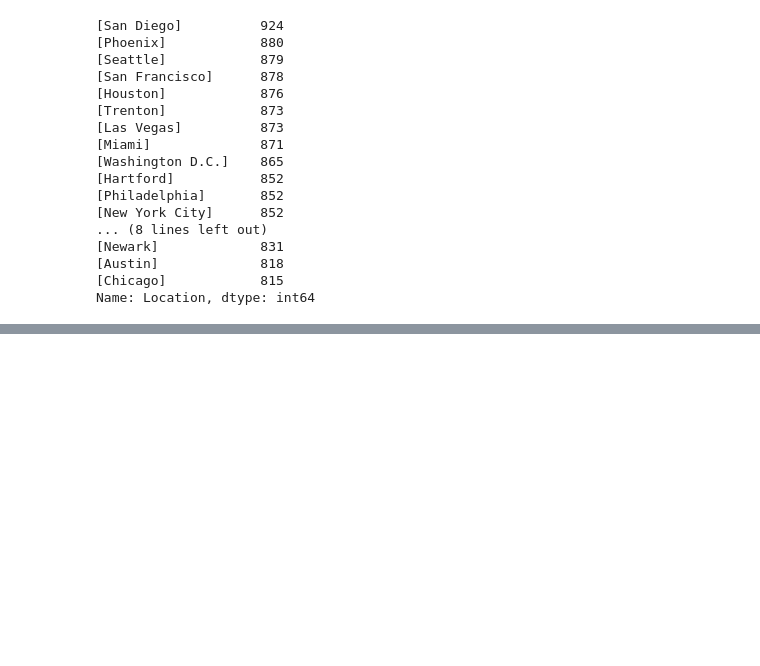
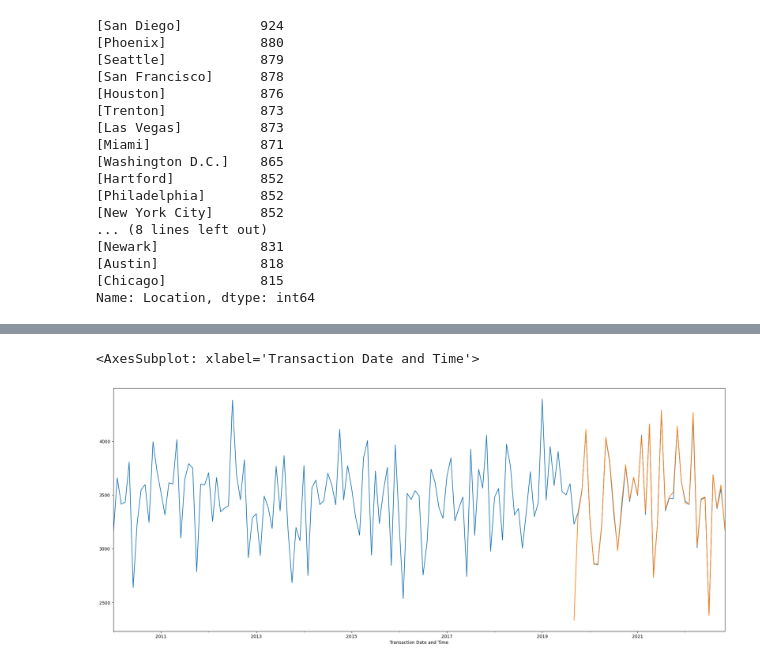
Before and after one commit to Nasibul/e-commerce, a Jupyter notebook: ml-inventory/E-Commerce Analysis.ipynb, the cells around one changed output, grey strips where cells are left out. Saved outputs shown, nothing was run; the diff lists cells and outputs as text; code cells hidden in the pictures; blank space fills up the shorter version.

Commit message:
ARIMA finished

```diff
--- a/ml-inventory/E-Commerce Analysis.ipynb
+++ b/ml-inventory/E-Commerce Analysis.ipynb
@@ -267,0 +279,11 @@ Name: Location, dtype: int64
+# %%
+from sklearn.model_selection import train_test_split
+from sklearn.metrics import mean_absolute_error, mean_squared_error
+import pmdarima as pm
+
+y = df['Quantity']
+X = df.drop(['Quantity', 'Customer Name', 'Discount'], axis=1)
+X = pd.get_dummies(X, drop_first=True)
+X_train, X_test, y_train, y_test = train_test_split(X, y, test_size=0.25, random_state=5, shuffle=False)
+model = pm.auto_arima(y=y_train, X=X_train, n_jobs=-1, trace=True, stepwise=False, seasonal=False, random_state=5)
+pred = model.predict(n_periods=len(X_test), X=X_test)
@@ -267,0 +308,8 @@ Name: Location, dtype: int64
+# %%
+pred.index = y_test.index
+pred = round(pred)
+df.resample('M').sum(numeric_only=True)['Quantity'].plot(kind='line', figsize=(25,10))
+pred.resample('M').sum(numeric_only=True).plot(kind='line', figsize=(25,10))
+# %% [output]
+<AxesSubplot: xlabel='Transaction Date and Time'>
+[figure, added]
```
Also changed, not shown: parts of 10 cells of this notebook.
